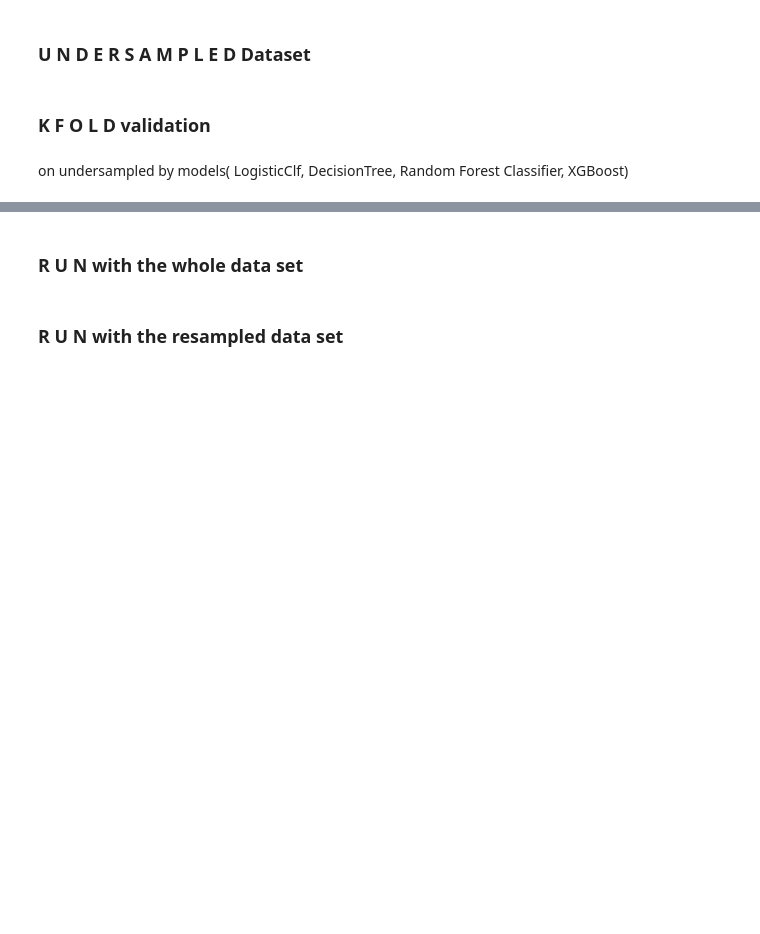
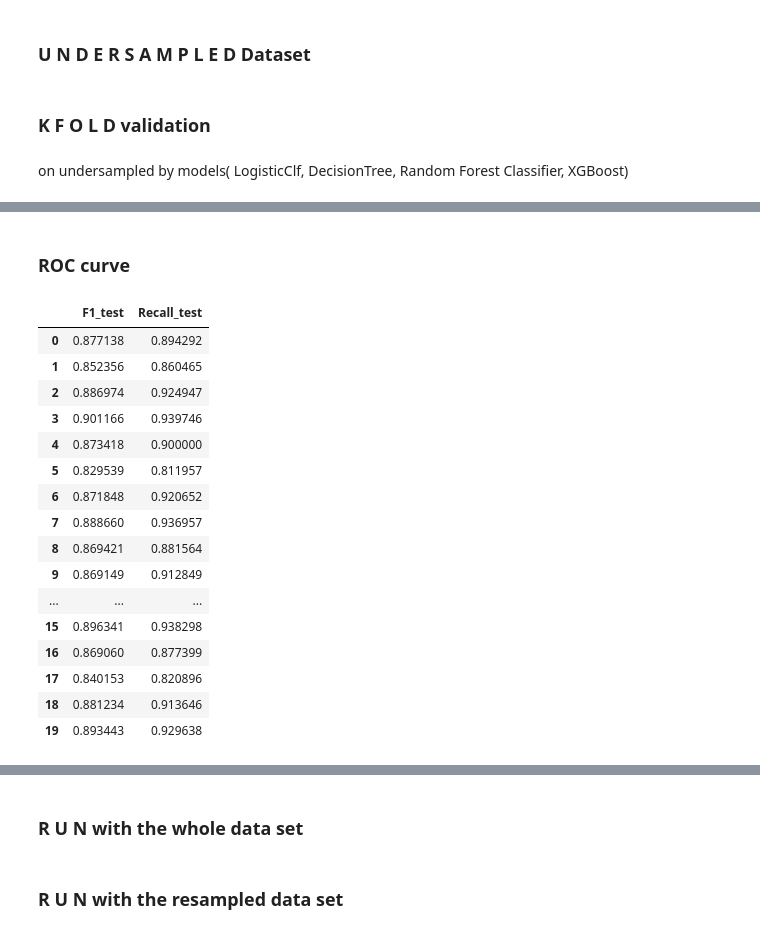
Before and after one commit to ngttnguyen/my-atom-fair, a Jupyter notebook: Nguyen_Bank_Marketing_kFold.ipynb, the cells around one changed output, grey strips where cells are left out. Cells and saved outputs as stored; diff of their text form; code cells hidden in the pictures; blank space fills up the shorter version.

```diff
--- a/Nguyen_Bank_Marketing_kFold.ipynb
+++ b/Nguyen_Bank_Marketing_kFold.ipynb
@@ -365,0 +416,2 @@ for train_ids, val_ids in kfold.split(X, y):
+# %% [markdown]
+### ROC curve
@@ -365,0 +420,23 @@ for train_ids, val_ids in kfold.split(X, y):
+# %%
+df1 = fold_evalutation_df[['F1_test','Recall_test']]
+df2 = pd.DataFrame()
+pd3= pd.concat([df2,df1],axis=1)
+pd3
+# %% [output]
+|  | F1_test | Recall_test |
+| 0 | 0.877138 | 0.894292 |
+| 1 | 0.852356 | 0.860465 |
+| 2 | 0.886974 | 0.924947 |
+| 3 | 0.901166 | 0.939746 |
+| 4 | 0.873418 | 0.900000 |
+| 5 | 0.829539 | 0.811957 |
+| 6 | 0.871848 | 0.920652 |
+| 7 | 0.888660 | 0.936957 |
+| 8 | 0.869421 | 0.881564 |
+| 9 | 0.869149 | 0.912849 |
+| ... | ... | ... |
+| 15 | 0.896341 | 0.938298 |
+| 16 | 0.869060 | 0.877399 |
+| 17 | 0.840153 | 0.820896 |
+| 18 | 0.881234 | 0.913646 |
+| 19 | 0.893443 | 0.929638 |
```
Also changed, not shown: parts of 16 cells of this notebook, 8 other files.
